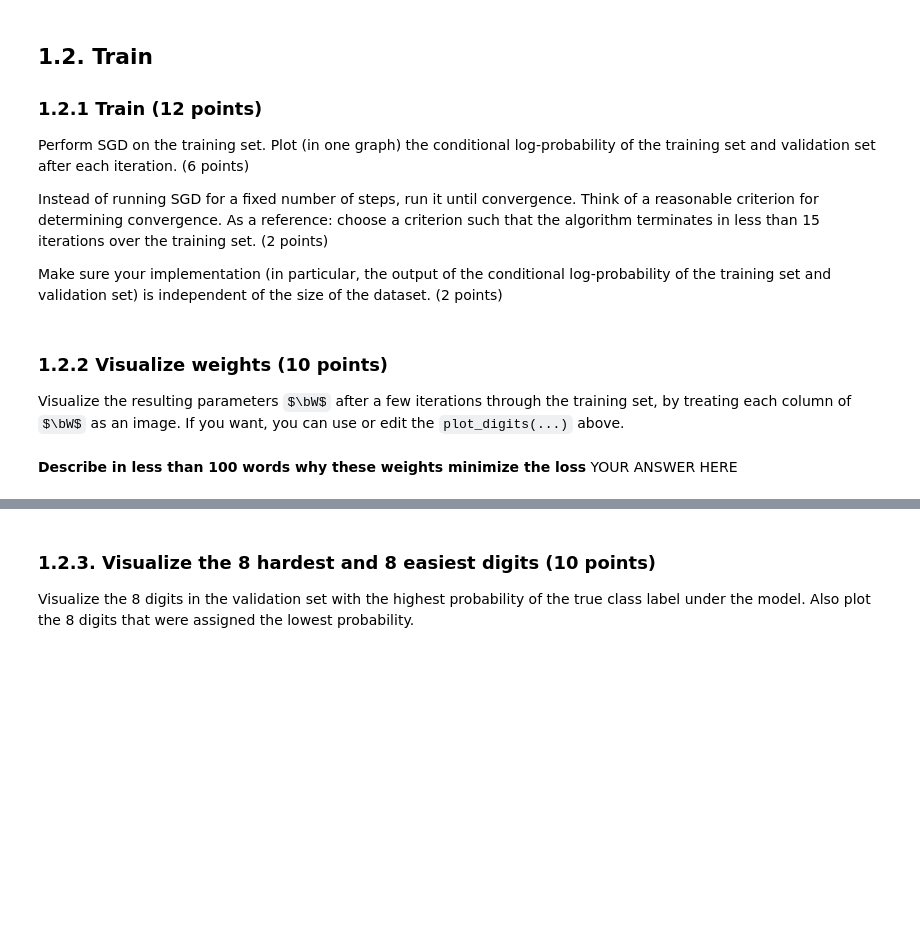
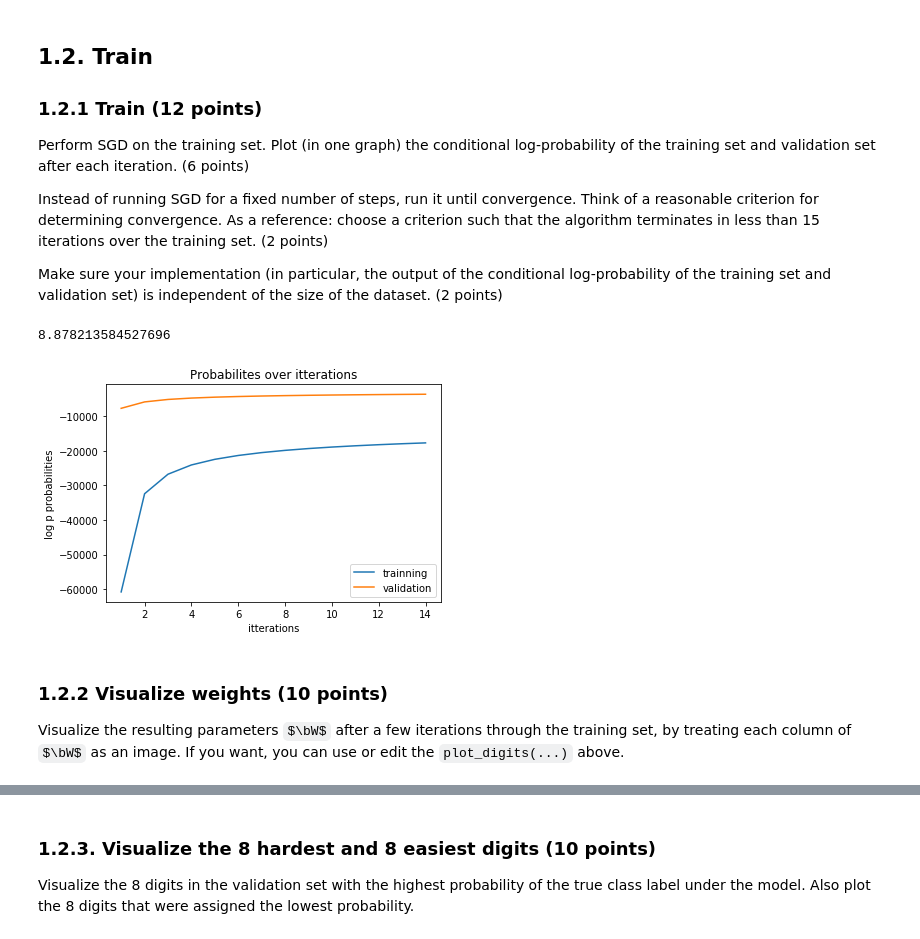
Before and after one commit to TraianVidrascu/ML1, a Jupyter notebook: lab2/12280046_11808527_lab2.ipynb, the cells around one changed output, grey strips where cells are left out. Drawn from its saved outputs; the diff is of its cells as text; code cells hidden in the pictures; some formulas as TeX source; blank space fills up the shorter version.

```diff
--- a/lab2/12280046_11808527_lab2.ipynb
+++ b/lab2/12280046_11808527_lab2.ipynb
@@ -312,9 +312,9 @@ For maximum points, ensure the function is numerically stable.
 def logreg_gradient(x, t, w, b):
     log_q = np.dot(x,w) + b
 
-    a = np.max(log_q,axis = 1)
+    a = np.max(log_q)
+
     log_Z = a + np.log(np.sum(np.exp(log_q-a)))
-
 
     logp = log_q - log_Z
 
@@ -438,16 +437,52 @@ Perform SGD on the training set. Plot (in one graph) the conditional log-probabi
 Instead of running SGD for a fixed number of steps, run it until convergence. Think of a reasonable criterion for determining convergence. As a reference: choose a criterion such that the algorithm terminates in less than 15 iterations over the training set. (2 points)
 
 Make sure your implementation (in particular, the output of the conditional log-probability of the training set and validation set) is independent of the size of the dataset. (2 points)
-# %%
-
-def test_sgd(x_train, t_train, x_valid, t_valid, w, b):
-    # YOUR CODE HERE
-    raise NotImplementedError()
-
-np.random.seed(1243)
-w = np.zeros((28*28, 10))
-b = np.zeros(10)
-w,b = test_sgd(x_train, t_train, x_valid, t_valid, w, b)
+# %%
+def plot(traning, validation, itter):
+
+    plt.plot(itter, traning, label='trainning')
+    plt.plot(itter, validation, label='validation')
+
+    plt.xlabel('itterations')
+    plt.ylabel('log p probabilities')
+
+    plt.title("Probabilites over itterations")
+
+    plt.legend()
+
+    plt.show()
+
+def test_sgd(x_train, t_train, x_valid, t_valid, w, b):
+    epsilon = 10.0
+    diffrence = 1000.0
+    i = 1
+    t_log_p = []
+    v_log_p = []
+    itter = []
+    while diffrence > epsilon:
+        old_w = w.copy()
+        old_b = b.copy()
+        iter_logp, w, b = sgd_iter(x_train, t_train, w, b)
+        iter_logp_val, _, _ = sgd_iter(x_valid, t_valid, w, b)
+
+        t_log_p.append(iter_logp)
+        v_log_p.append(iter_logp_val)
+        itter.append(i)
+
+        diffrence = np.sum(np.abs(old_w-w))
+        diffrence += np.sum(np.abs(old_b-b))
+
+
+    plot(t_log_p, v_log_p, itter)
+    return w,b
+
+np.random.seed(1243)
+w = np.zeros((28*28, 10))
+b = np.zeros(10)
+w,b = test_sgd(x_train, t_train, x_valid, t_valid, w, b)
+# %% [output]
+8.878213584527696
+[figure, added]
 # %%
 # Hidden tests for efficiency
 # %% [markdown]
@@ -459,3 +490,0 @@ raise NotImplementedError()
-# %% [markdown]
-**Describe in less than 100 words why these weights minimize the loss**
-YOUR ANSWER HERE
```
Also changed, not shown: parts of 6 cells of this notebook.
